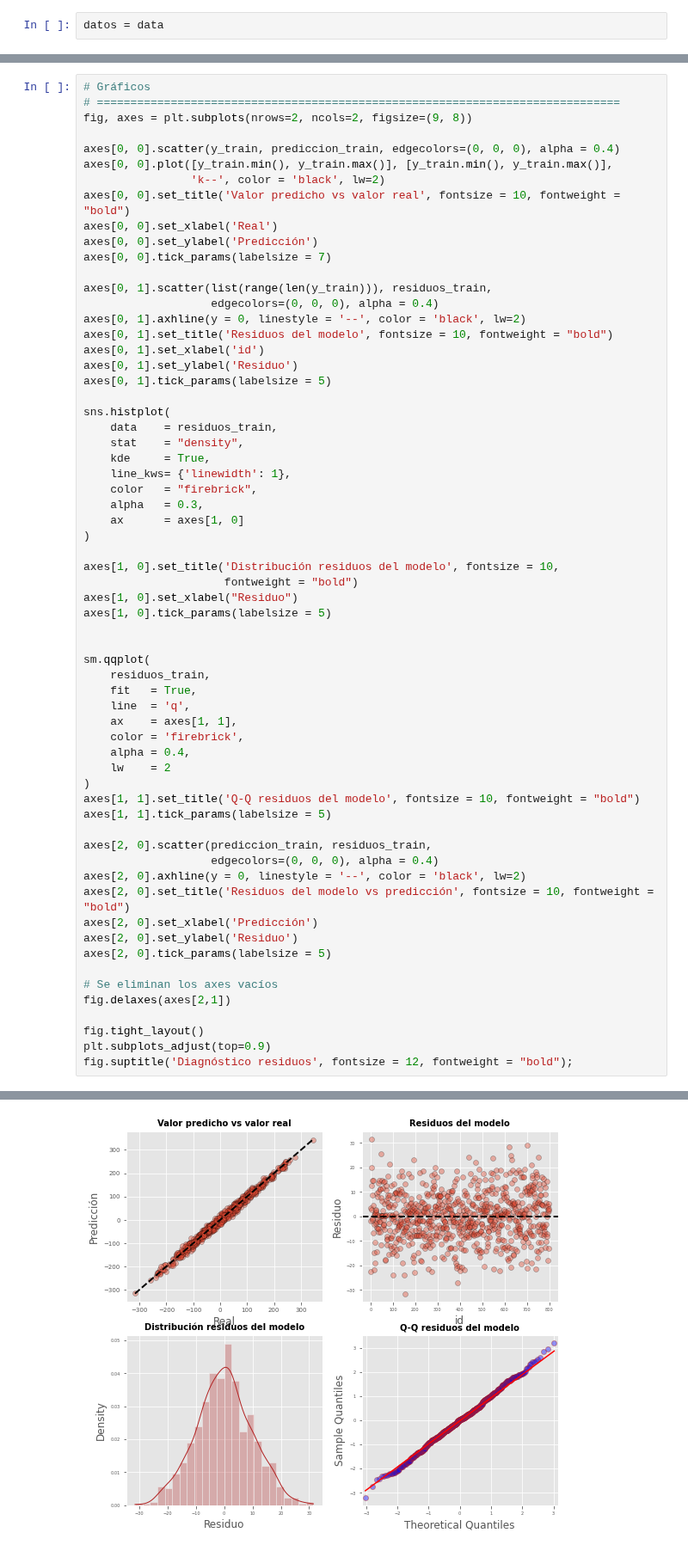
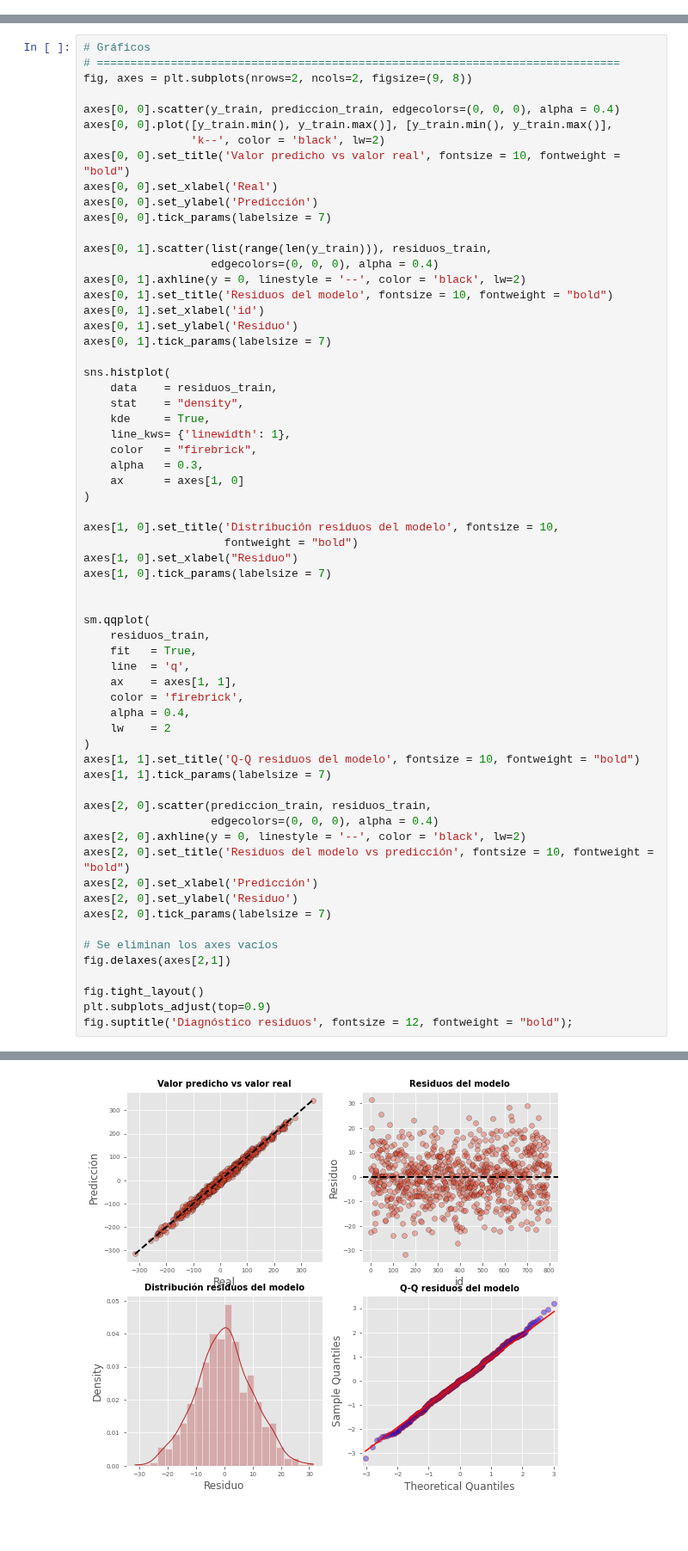
Before and after one commit to Ivano05/Practico-2022-, a Jupyter notebook: IVANO_Examen_V1.ipynb, the cells around one changed output, grey strips where cells are left out. Shown at 86% size. Drawn from its saved outputs; the diff is of its cells as text; blank space fills up the shorter version.

```diff
--- a/IVANO_Examen_V1.ipynb
+++ b/IVANO_Examen_V1.ipynb
@@ -123,5 +91,3 @@ datos
 | 998 | -0.704341 | 0.374948 | -0.999278 | -0.627299 | 1.074704 | -12.600054 |
 | 999 | -0.692050 | 1.020173 | -0.110541 | 0.286344 | 1.536377 | 110.732270 |
 1000 rows × 6 columns
-# %%
-datos = data
@@ -300,7 +303,7 @@ axes[0, 1].axhline(y = 0, linestyle = '--', color = 'black', lw=2)
 axes[0, 1].set_title('Residuos del modelo', fontsize = 10, fontweight = "bold")
 axes[0, 1].set_xlabel('id')
 axes[0, 1].set_ylabel('Residuo')
-axes[0, 1].tick_params(labelsize = 5)
+axes[0, 1].tick_params(labelsize = 7)
 
 sns.histplot(
     data    = residuos_train,
@@ -315,35 +318,35 @@ sns.histplot(
 axes[1, 0].set_title('Distribución residuos del modelo', fontsize = 10,
                      fontweight = "bold")
 axes[1, 0].set_xlabel("Residuo")
-axes[1, 0].tick_params(labelsize = 5)
+axes[1, 0].tick_params(labelsize = 7)
 
 
 sm.qqplot(
     residuos_train,
     fit   = True,
     line  = 'q',
     ax    = axes[1, 1],
     color = 'firebrick',
     alpha = 0.4,
     lw    = 2
 )
 axes[1, 1].set_title('Q-Q residuos del modelo', fontsize = 10, fontweight = "bold")
-axes[1, 1].tick_params(labelsize = 5)
+axes[1, 1].tick_params(labelsize = 7)
 
 axes[2, 0].scatter(prediccion_train, residuos_train,
                    edgecolors=(0, 0, 0), alpha = 0.4)
 axes[2, 0].axhline(y = 0, linestyle = '--', color = 'black', lw=2)
 axes[2, 0].set_title('Residuos del modelo vs predicción', fontsize = 10, fontweight = "bold")
 axes[2, 0].set_xlabel('Predicción')
 axes[2, 0].set_ylabel('Residuo')
-axes[2, 0].tick_params(labelsize = 5)
+axes[2, 0].tick_params(labelsize = 7)
 
 # Se eliminan los axes vacíos
 fig.delaxes(axes[2,1])
 
 fig.tight_layout()
 plt.subplots_adjust(top=0.9)
 fig.suptitle('Diagnóstico residuos', fontsize = 12, fontweight = "bold");
 # %% [output]
 IndexError: ignored
-[figure, old version]
+[figure, new version]
```
Also changed, not shown: parts of 15 cells of this notebook.
